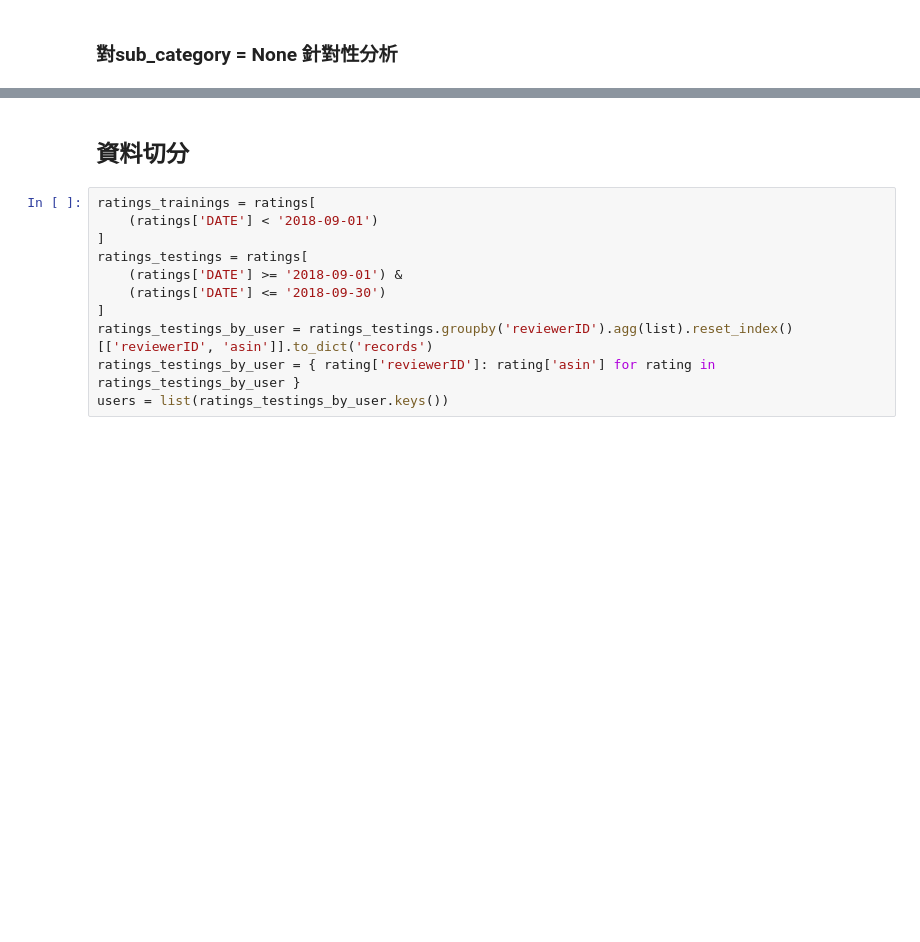
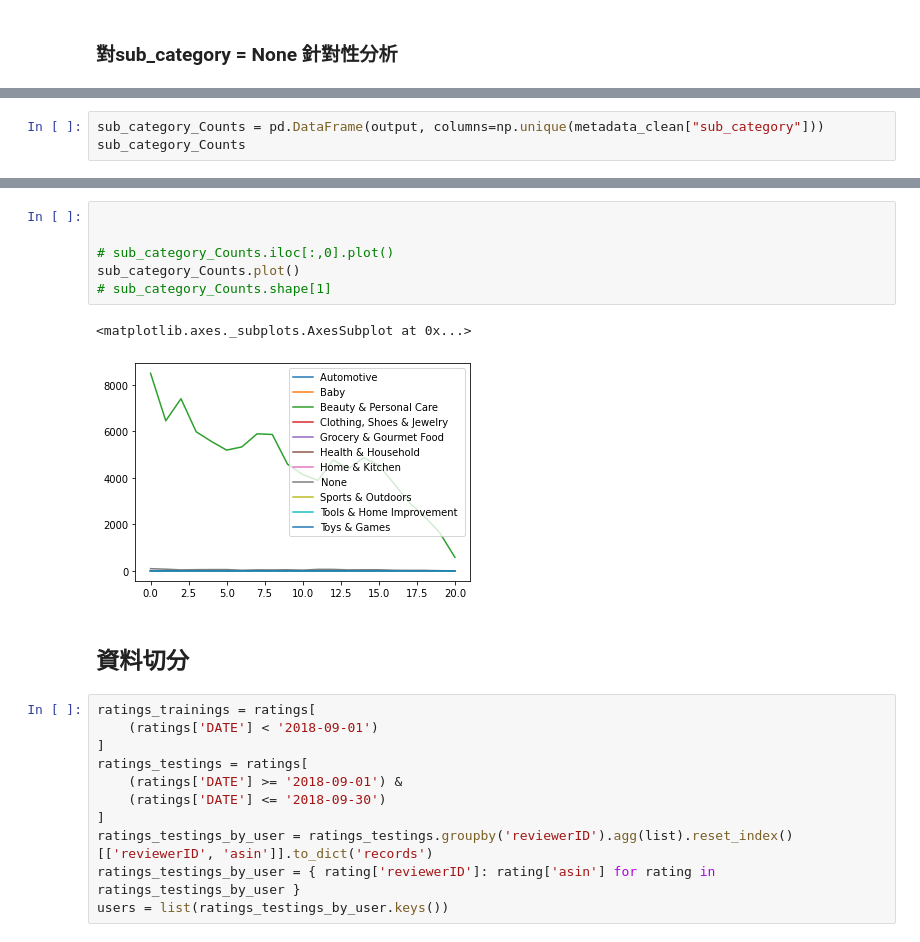
Before and after one commit to RoiWu/data-course-sample, a Jupyter notebook: content_based_filter.ipynb, the cells around one changed output, grey strips where cells are left out. Saved outputs shown, nothing was run; the diff lists cells and outputs as text; blank space fills up the shorter version.

```diff
--- a/content_based_filter.ipynb
+++ b/content_based_filter.ipynb
@@ -164,0 +231,3 @@ def historyCounts(start, end, biastime):
+# %%
+sub_category_Counts = pd.DataFrame(output, columns=np.unique(metadata_clean["sub_category"]))
+sub_category_Counts
@@ -165,3 +252,12 @@ def historyCounts(start, end, biastime):
+# %%
+
+
+# sub_category_Counts.iloc[:,0].plot()
+sub_category_Counts.plot()
+# sub_category_Counts.shape[1]
+# %% [output]
+<matplotlib.axes._subplots.AxesSubplot at 0x...>
+[figure, added]
 # %% [markdown]
 ## 資料切分
 # %%
```
Also changed, not shown: parts of 6 cells of this notebook.
